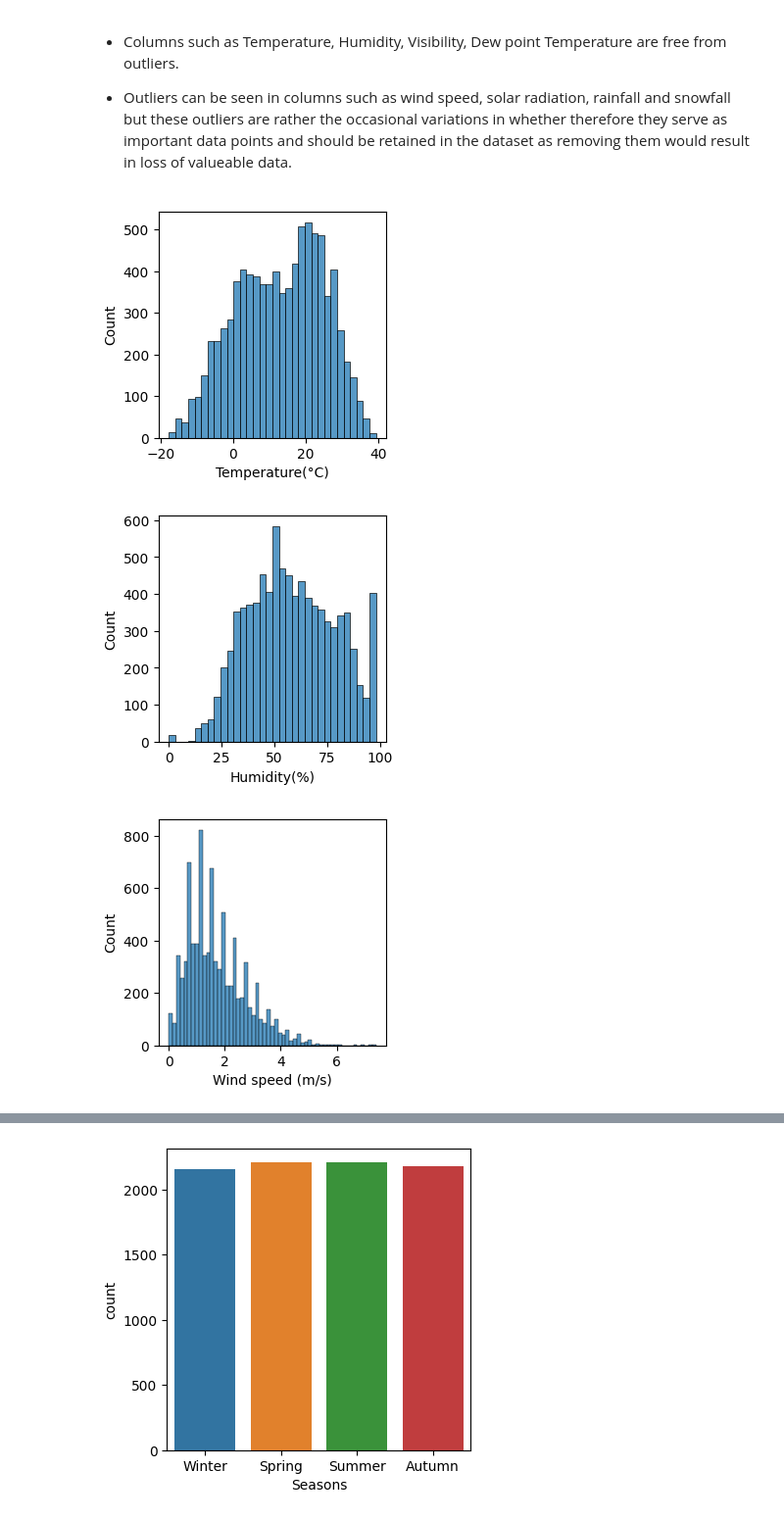
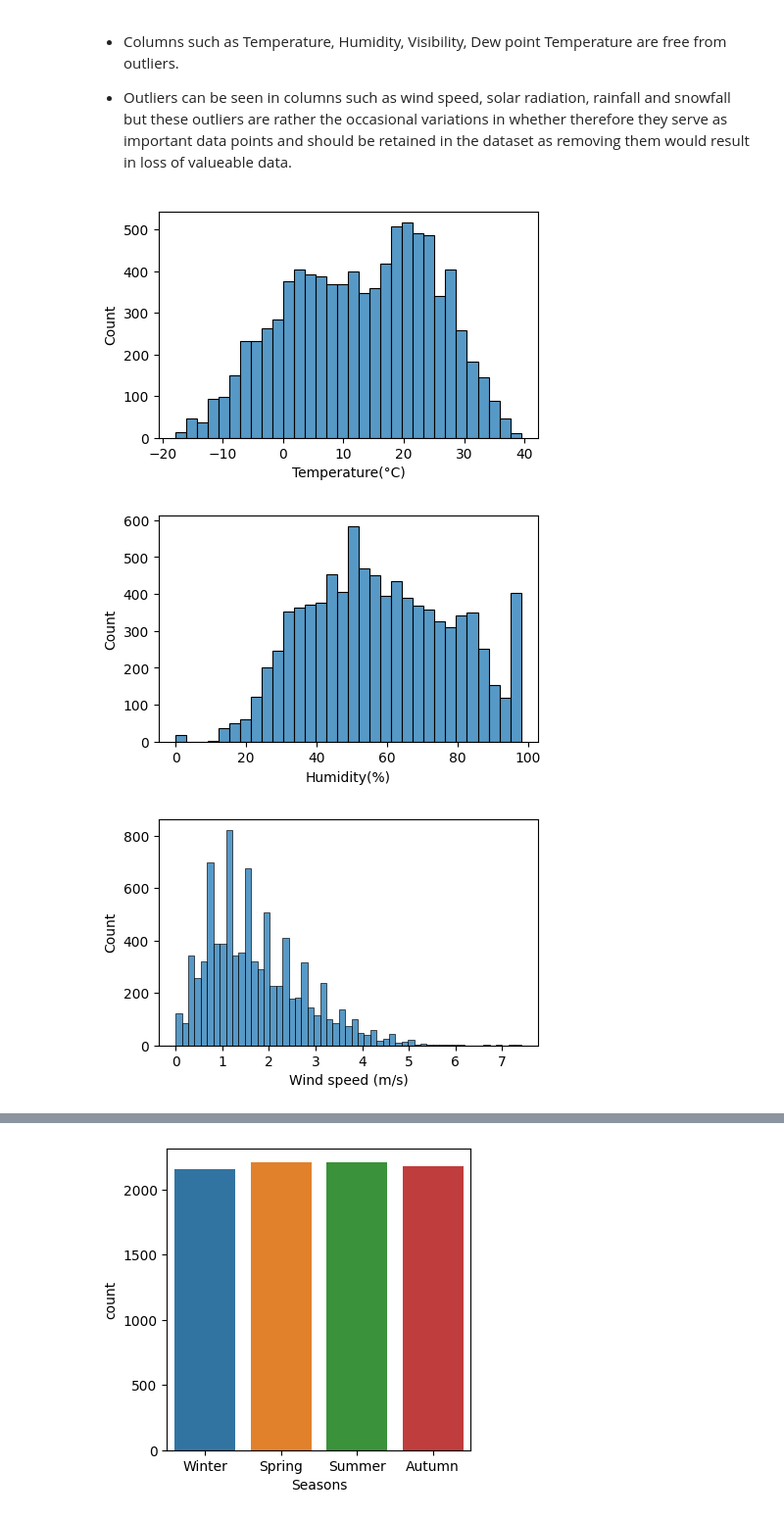
Before and after one commit to PrashantShrivastava1612/Bike-Sharing-Demand-Prediction, a Jupyter notebook: Bike_Sharing_Demand_Prediction.ipynb, the cells around one changed output, grey strips where cells are left out. Shown at 98% size. Drawn from its saved outputs; the diff is of its cells as text; code cells hidden in the pictures.

```diff
--- a/Bike_Sharing_Demand_Prediction.ipynb
+++ b/Bike_Sharing_Demand_Prediction.ipynb
@@ -351,10 +351,10 @@ numerical_features = list(flatten(numerical_features))
 # %%
 #plotting histplot for various features using for loop
 for i in numerical_features:
-  plt.figure(figsize=(3,3))
+  plt.figure(figsize=(5,3))
   sns.histplot(x=data[i])
   plt.show()
 # %% [output]
-[figure, old version]
+[figure, new version]
-[figure, old version]
+[figure, new version]
-[figure, old version]
+[figure, new version]
```
Also changed, not shown: parts of 1 cell of this notebook.
